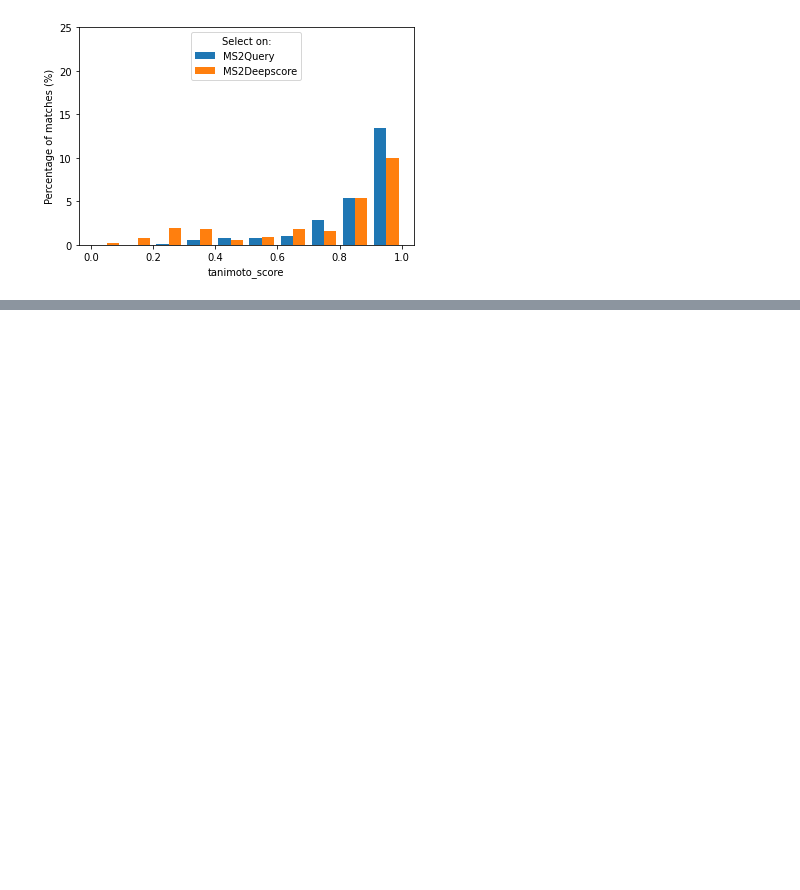
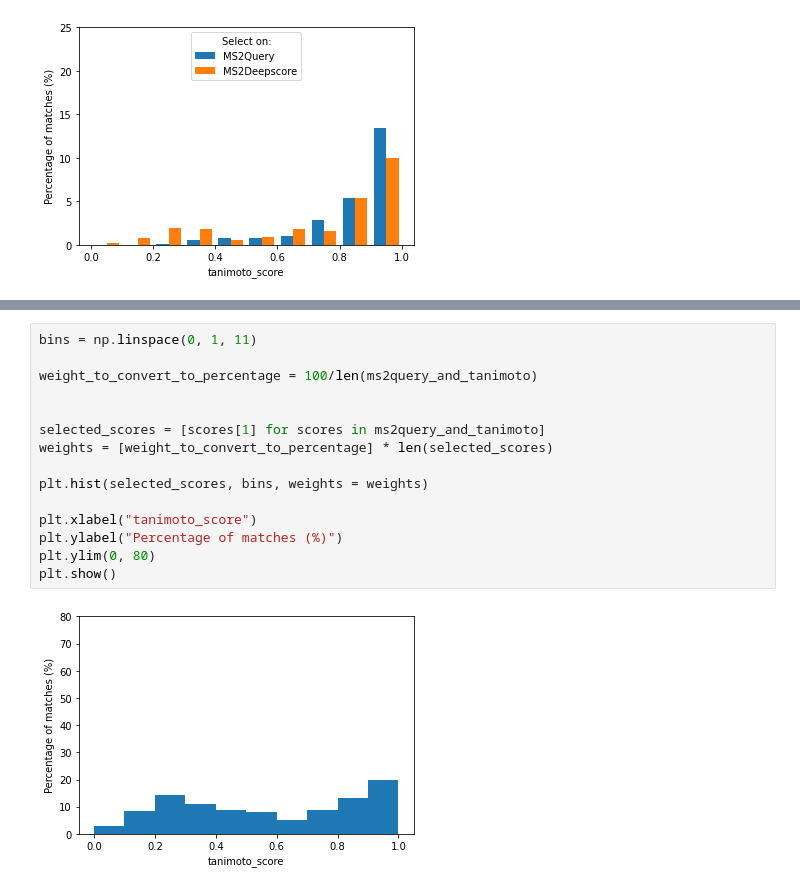
Before and after one commit to iomega/ms2query, a Jupyter notebook: notebooks/Plot_performance_analog_search.ipynb, the cells around one changed output, grey strips where cells are left out. Drawn from its saved outputs; the diff is of its cells as text; blank space fills up the shorter version.

```diff
--- a/notebooks/Train_variations_of_MS2Query_models.ipynb
+++ b/notebooks/Plot_performance_analog_search.ipynb
@@ -274,0 +232,17 @@ avg_tanimoto_vs_percentage_found(ms2query_and_tanimoto_selected_on_ms2ds, 1, 100
+# %%
+bins = np.linspace(0, 1, 11)
+
+weight_to_convert_to_percentage = 100/len(ms2query_and_tanimoto)
+
+
+selected_scores = [scores[1] for scores in ms2query_and_tanimoto]
+weights = [weight_to_convert_to_percentage] * len(selected_scores)
+
+plt.hist(selected_scores, bins, weights = weights)
+
+plt.xlabel("tanimoto_score")
+plt.ylabel("Percentage of matches (%)")
+plt.ylim(0, 80)
+plt.show()
+# %% [output]
+[figure, added]
```
Also changed, not shown: parts of 17 cells of this notebook, 1 other file.
